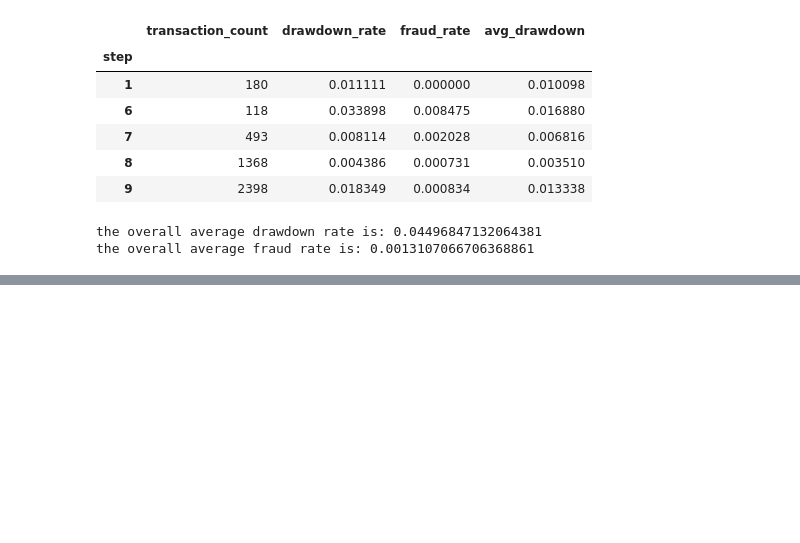
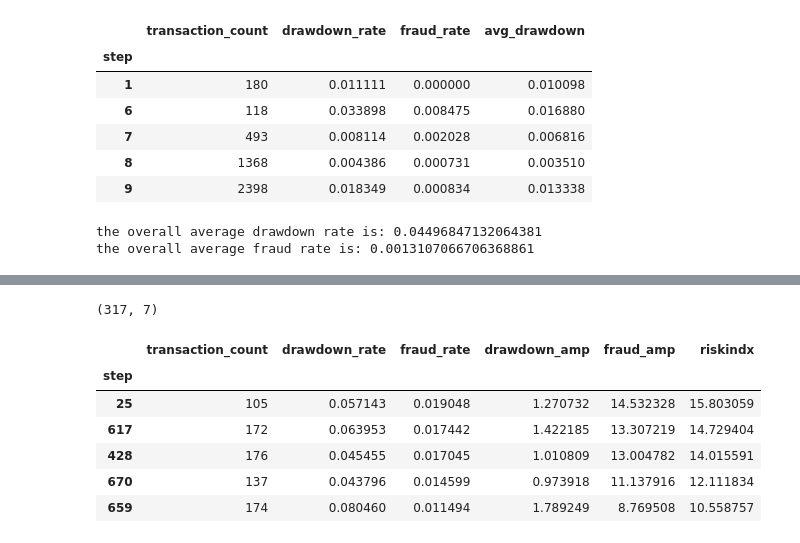
Before and after one commit to saidattaputta/Fintech-System-Level-Risk-Monitoring-Forecasting-Framework, a Jupyter notebook: fintech-project-2.ipynb, the cells around one changed output, grey strips where cells are left out. Drawn from its saved outputs; the diff is of its cells as text; code cells hidden in the pictures; blank space fills up the shorter version.

```diff
--- a/fintech-project-2.ipynb
+++ b/fintech-project-2.ipynb
@@ -182,3 +182,18 @@ step_risk_table.head()
 | 428 | 176 | 0.045455 | 0.017045 | 0.035359 | 1.010809 | 13.004782 | 14.015591 |
 | 670 | 137 | 0.043796 | 0.014599 | 0.027283 | 0.973918 | 11.137916 | 12.111834 |
 | 659 | 174 | 0.080460 | 0.011494 | 0.050684 | 1.789249 | 8.769508 | 10.558757 |
+# %%
+step_risk_table.shape
+# %% [output]
+(317, 7)
+# %%
+highrisk_df = step_risk_table[['transaction_count','drawdown_rate','fraud_rate','drawdown_amp','fraud_amp','riskindx']]
+highrisk_df.head()
+# %% [output]
+|  | transaction_count | drawdown_rate | fraud_rate | drawdown_amp | fraud_amp | riskindx |
+| step |  |  |  |  |  |  |
+| 25 | 105 | 0.057143 | 0.019048 | 1.270732 | 14.532328 | 15.803059 |
+| 617 | 172 | 0.063953 | 0.017442 | 1.422185 | 13.307219 | 14.729404 |
+| 428 | 176 | 0.045455 | 0.017045 | 1.010809 | 13.004782 | 14.015591 |
+| 670 | 137 | 0.043796 | 0.014599 | 0.973918 | 11.137916 | 12.111834 |
+| 659 | 174 | 0.080460 | 0.011494 | 1.789249 | 8.769508 | 10.558757 |
```
